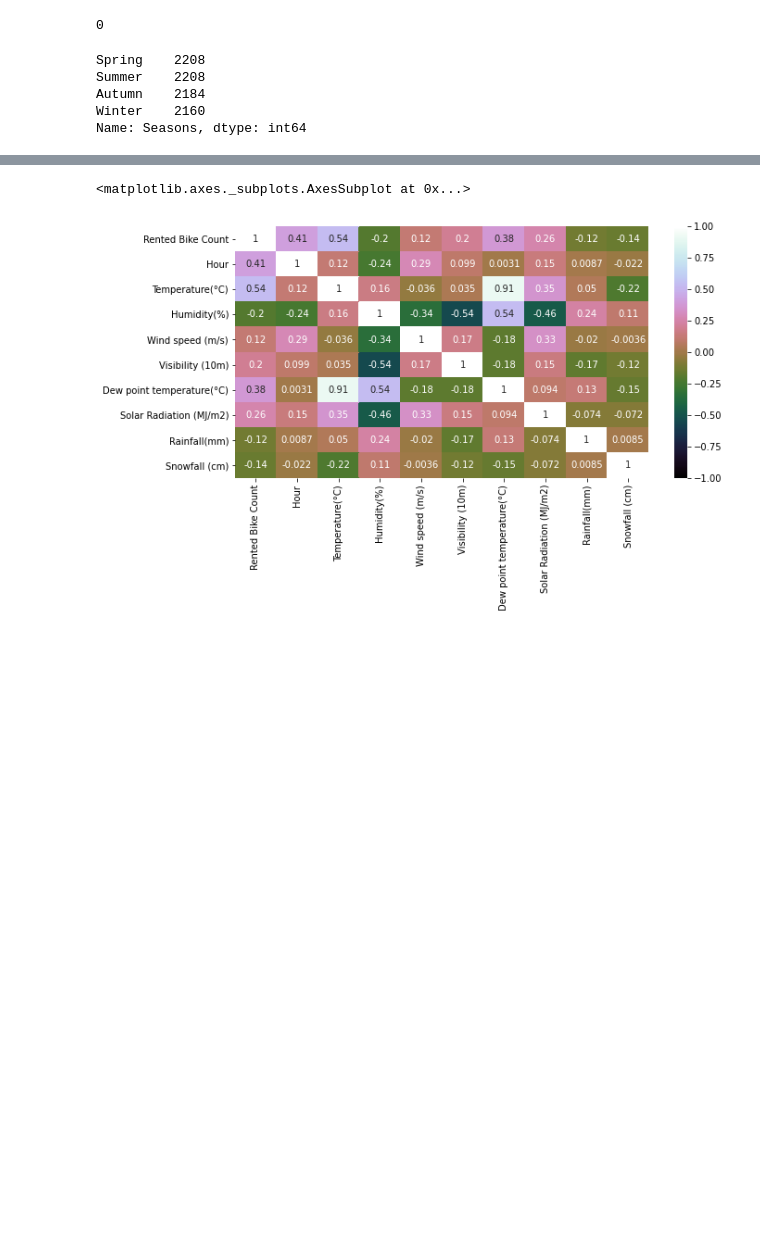
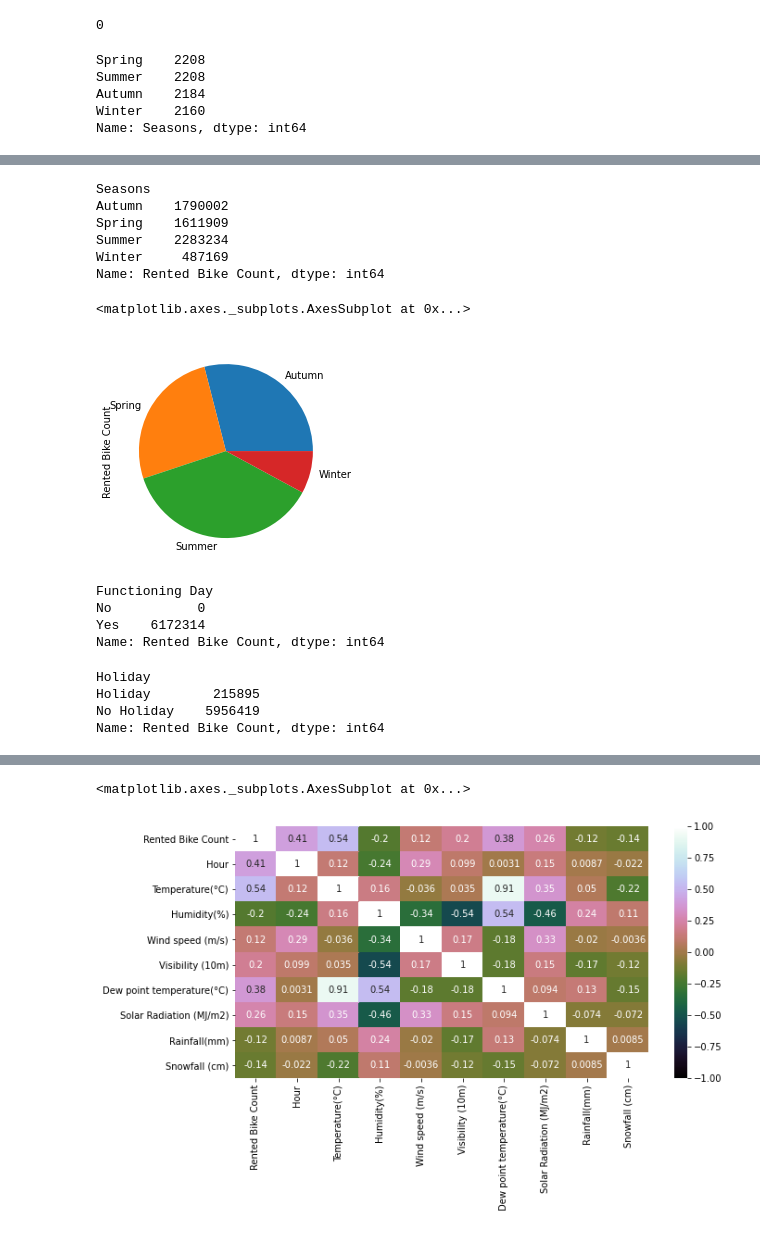
Before and after one commit to NayanaPradeep/Bike_Sharing_Demand, a Jupyter notebook: Bike_Sharing_Demand_Prediction_Capstone_Project.ipynb, the cells around one changed output, grey strips where cells are left out. Saved outputs shown, nothing was run; the diff lists cells and outputs as text; code cells hidden in the pictures; blank space fills up the shorter version.

```diff
--- a/Bike_Sharing_Demand_Prediction_Capstone_Project.ipynb
+++ b/Bike_Sharing_Demand_Prediction_Capstone_Project.ipynb
@@ -215,0 +249,30 @@ Name: Seasons, dtype: int64
+# %%
+#Total number of bikes rent per season
+bikedata_df.groupby('Seasons').sum()['Rented Bike Count']
+# %% [output]
+Seasons
+Autumn    1790002
+Spring    1611909
+Summer    2283234
+Winter     487169
+Name: Rented Bike Count, dtype: int64
+# %%
+#Total number of bikes rent per season ----pie chart
+bikedata_df.groupby('Seasons').sum()['Rented Bike Count'].plot.pie()
+# %% [output]
+<matplotlib.axes._subplots.AxesSubplot at 0x...>
+[figure, added]
+# %%
+bikedata_df.groupby('Functioning Day').sum()['Rented Bike Count']
+# %% [output]
+Functioning Day
+No           0
+Yes    6172314
+Name: Rented Bike Count, dtype: int64
+# %%
+bikedata_df.groupby('Holiday').sum()['Rented Bike Count']
+# %% [output]
+Holiday
+Holiday        215895
+No Holiday    5956419
+Name: Rented Bike Count, dtype: int64
```
Also changed, not shown: parts of 16 cells of this notebook.
